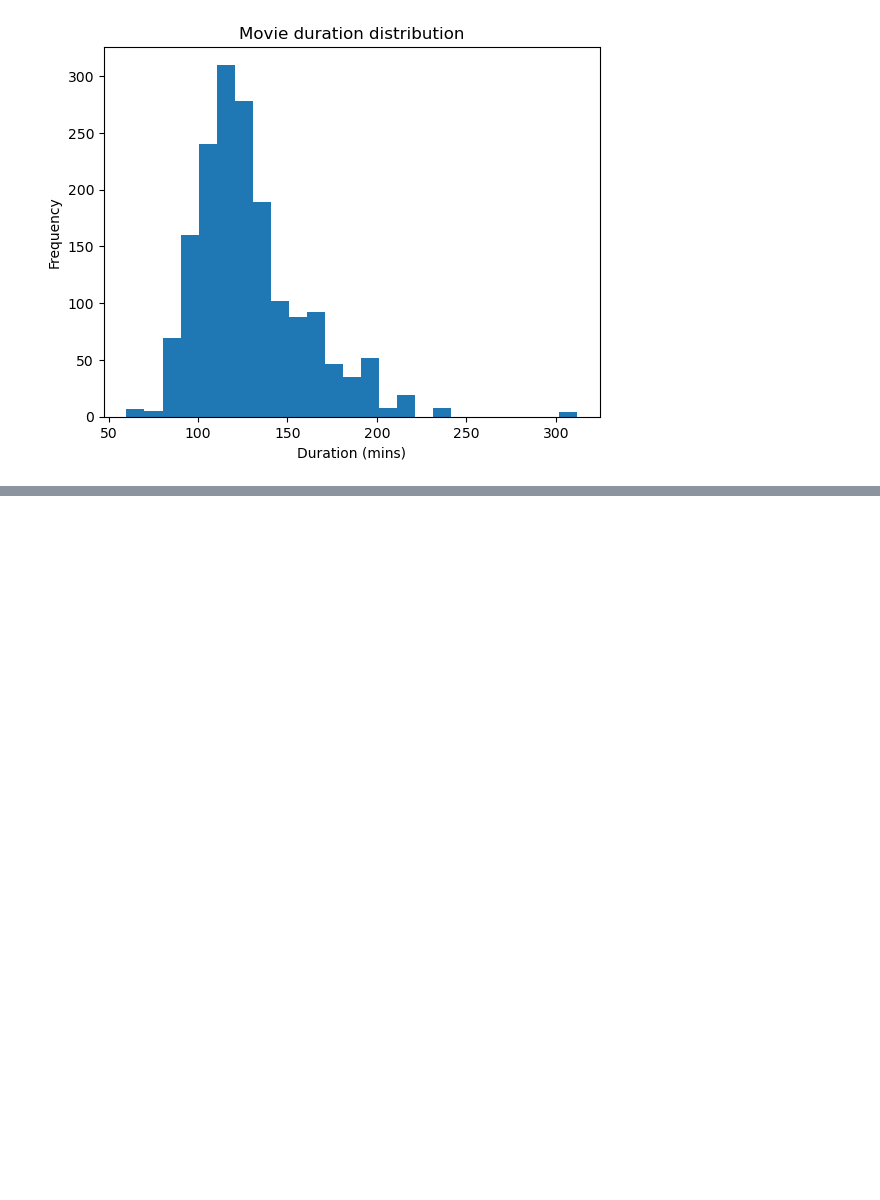
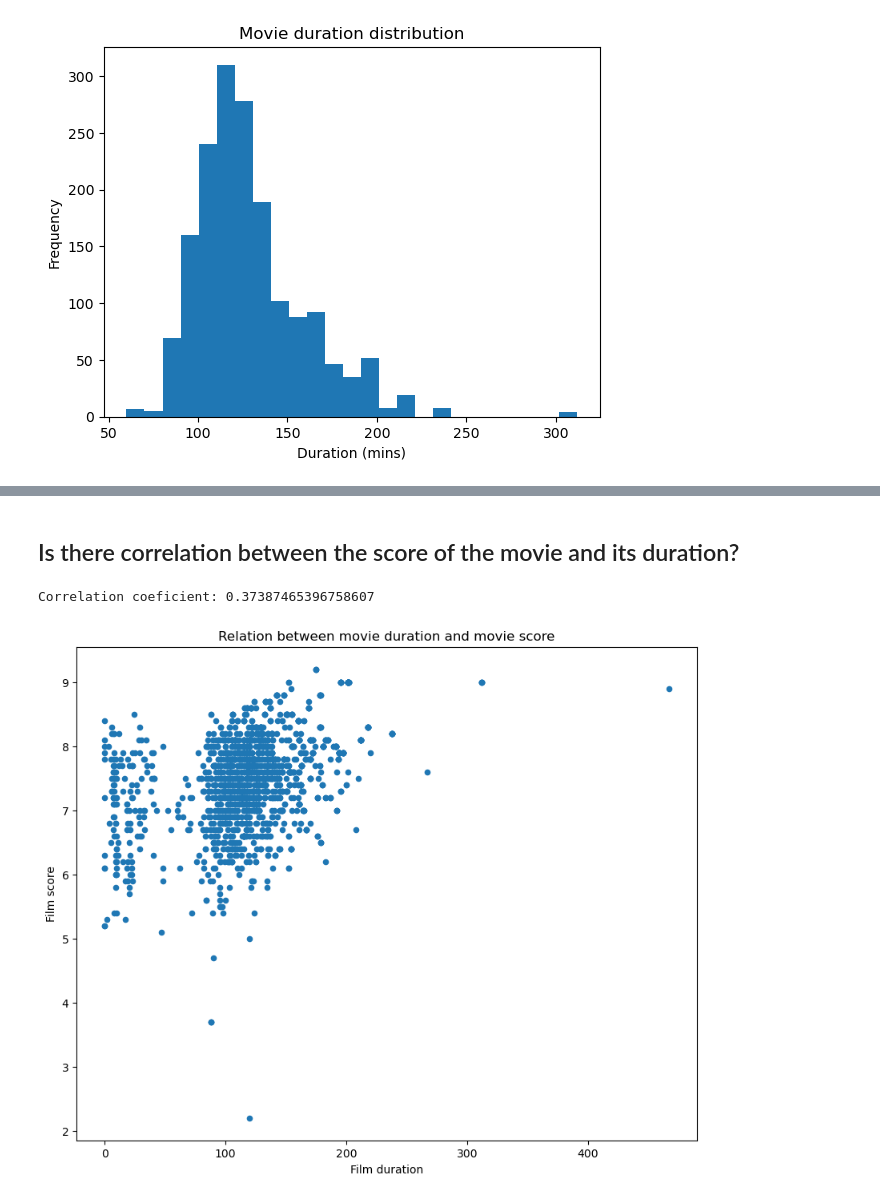
Before and after one commit to davidfernandez1619/ETL_project, a Jupyter notebook: Notebooks/5-Visualization.ipynb, the cells around one changed output, grey strips where cells are left out. Saved outputs shown, nothing was run; the diff lists cells and outputs as text; code cells hidden in the pictures; blank space fills up the shorter version.

```diff
--- a/Notebooks/5-Visualization.ipynb
+++ b/Notebooks/5-Visualization.ipynb
@@ -126,0 +165,22 @@ df
+# %% [markdown]
+## Is there correlation between the score of the movie and its duration? ##
+# %%
+'''Now we want to see if there is any correlation between a movie's duration and its score'''
+
+# We get our columns
+duration_score_df = df[['Film Duration', 'Film score']]
+
+# We create our graphic
+duration_score_df.plot.scatter(x='Film Duration', y='Film score', figsize=(10,8))
+plt.xlabel('Film duration')
+plt.ylabel('Film score')
+plt.title('Relation between movie duration and movie score')
+
+# We calculate the correlation coeficient
+correlation = duration_score_df['Film Duration'].corr(duration_score_df['Film score'])
+print("Correlation coeficient:", correlation)
+
+'''There is barely correlation between a movie's duration and its score'''
+# %% [output]
+Correlation coeficient: 0.37387465396758607
+[figure, added]
```
Also changed, not shown: parts of 15 cells of this notebook, 3 other files.
